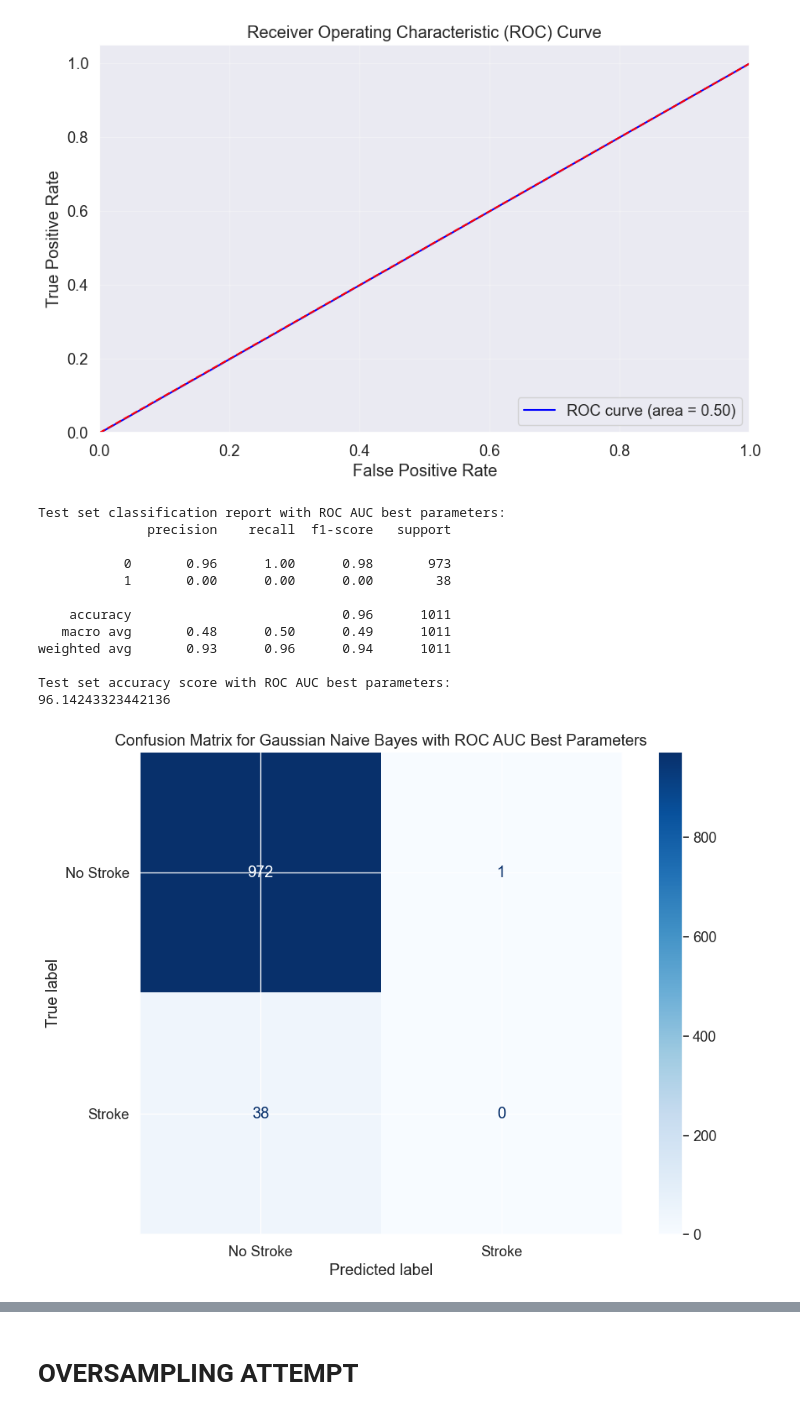
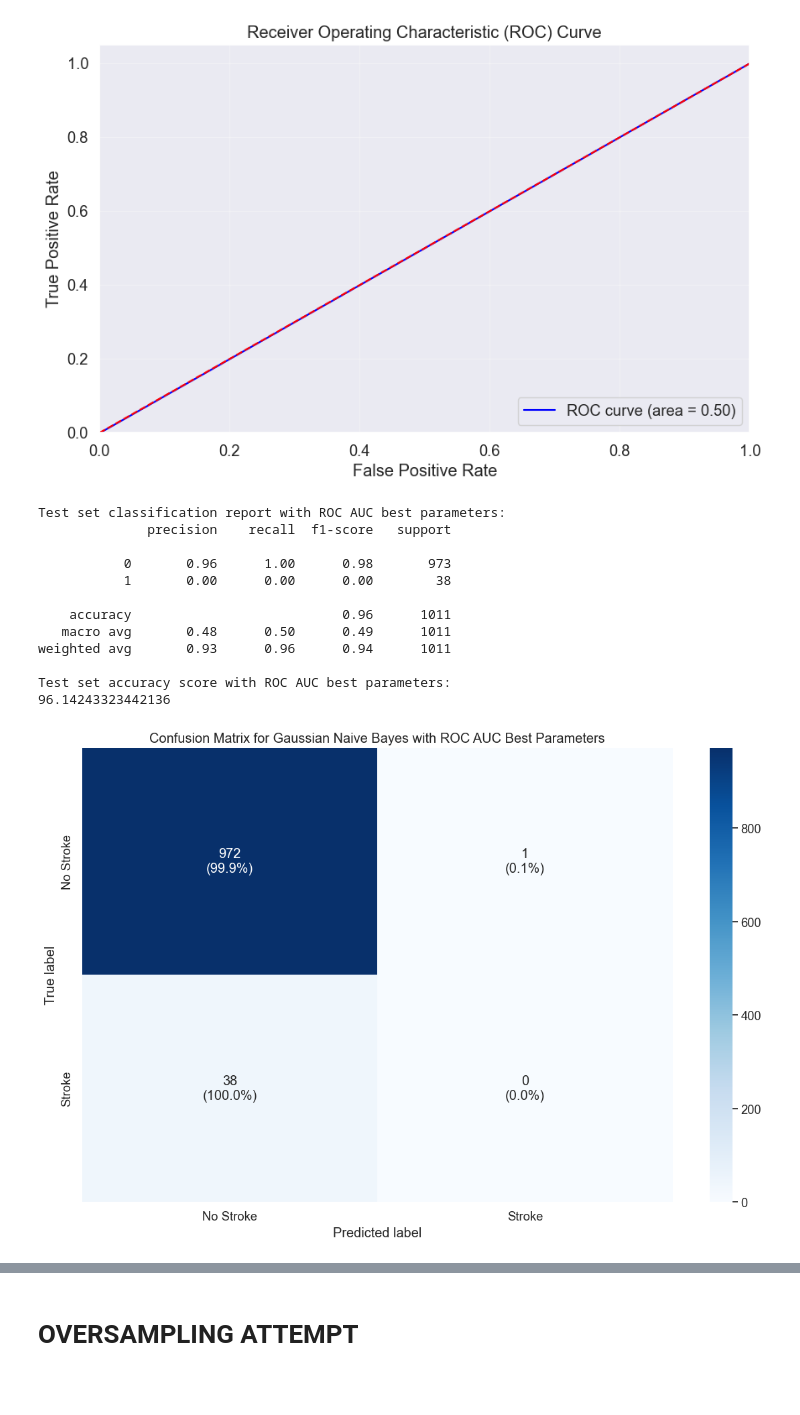
Before and after one commit to marwannour1/stroke_prediction, a Jupyter notebook: main.ipynb, the cells around one changed output, grey strips where cells are left out. Saved outputs shown, nothing was run; the diff lists cells and outputs as text; code cells hidden in the pictures; blank space fills up the shorter version.

```diff
--- a/main.ipynb
+++ b/main.ipynb
@@ -1051,9 +1062,20 @@ print("Test set accuracy score with best parameters:")
 print(accuracy_score(y_test, y_pred_test_best) * 100)
 # Plot confusion matrix for the best model
 cm_best = confusion_matrix(y_test, y_pred_test_best)
-disp_best = ConfusionMatrixDisplay(confusion_matrix=cm_best, display_labels=['No Stroke', 'Stroke'])
-disp_best.plot(cmap=plt.cm.Blues, values_format='d')
+cm_percentage = cm_best.astype('float') / cm_best.sum(axis=1)[:, np.newaxis] * 100
+annotations = np.empty_like(cm_best, dtype=object)
+for i in range(len(cm_best)):
+  for j in range(len(cm_best[i])):
+    annotations[i, j] = f"{cm_best[i, j]}\n({cm_percentage[i, j]:.1f}%)"
+
+sns.heatmap(cm_best, annot=annotations, fmt="", cmap=plt.cm.Blues,
+      xticklabels=['No Stroke', 'Stroke'],
+      yticklabels=['No Stroke', 'Stroke'])
+
 plt.title('Confusion Matrix for Gaussian Naive Bayes with Best Parameters')
+plt.xlabel('Predicted label')
+plt.ylabel('True label')
+plt.tight_layout()
 plt.show()
 # %% [output]
 Test set classification report with best parameters:
@@ -1129,9 +1151,20 @@ print("Test set accuracy score with Optuna best parameters:")
 print(accuracy_score(y_test, y_pred_test_optuna) * 100)
 # Plot confusion matrix for the Optuna best model
 cm_optuna = confusion_matrix(y_test, y_pred_test_optuna)
-disp_optuna = ConfusionMatrixDisplay(confusion_matrix=cm_optuna, display_labels=['No Stroke', 'Stroke'])
-disp_optuna.plot(cmap=plt.cm.Blues, values_format='d')
+cm_percentage = cm_optuna.astype('float') / cm_optuna.sum(axis=1)[:, np.newaxis] * 100
+annotations = np.empty_like(cm_optuna, dtype=object)
+for i in range(len(cm_optuna)):
+  for j in range(len(cm_optuna[i])):
+    annotations[i, j] = f"{cm_optuna[i, j]}\n({cm_percentage[i, j]:.1f}%)"
+
+sns.heatmap(cm_optuna, annot=annotations, fmt="", cmap=plt.cm.Blues,
+      xticklabels=['No Stroke', 'Stroke'],
+      yticklabels=['No Stroke', 'Stroke'])
+
 plt.title('Confusion Matrix for Gaussian Naive Bayes with Optuna Best Parameters')
+plt.xlabel('Predicted label')
+plt.ylabel('True label')
+plt.tight_layout()
 plt.show()
 # %% [output]
 Test set classification report with Optuna best parameters:
@@ -1176,35 +1209,46 @@ ROC AUC score: 0.4995
 # %%
 # train the model with the best parameters from roc auc score.
 
 best_gnb_roc = GaussianNB(var_smoothing=best_params['var_smoothing'])
 best_gnb_roc.fit(X_train_final, y_train)
 # Make predictions on the test set
 y_pred_test_roc = best_gnb_roc.predict(X_test_final)
 # Evaluate the model
 print("Test set classification report with ROC AUC best parameters:")
 print(classification_report(y_test, y_pred_test_roc))
 print("Test set accuracy score with ROC AUC best parameters:")
 print(accuracy_score(y_test, y_pred_test_roc) * 100)
 # Plot confusion matrix for the ROC AUC best model
 cm_roc = confusion_matrix(y_test, y_pred_test_roc)
-disp_roc = ConfusionMatrixDisplay(confusion_matrix=cm_roc, display_labels=['No Stroke', 'Stroke'])
-disp_roc.plot(cmap=plt.cm.Blues, values_format='d')
+cm_percentage = cm_roc.astype('float') / cm_roc.sum(axis=1)[:, np.newaxis] * 100
+annotations = np.empty_like(cm_roc, dtype=object)
+for i in range(len(cm_roc)):
+  for j in range(len(cm_roc[i])):
+    annotations[i, j] = f"{cm_roc[i, j]}\n({cm_percentage[i, j]:.1f}%)"
+
+sns.heatmap(cm_roc, annot=annotations, fmt="", cmap=plt.cm.Blues,
+      xticklabels=['No Stroke', 'Stroke'],
+      yticklabels=['No Stroke', 'Stroke'])
+
 plt.title('Confusion Matrix for Gaussian Naive Bayes with ROC AUC Best Parameters')
+plt.xlabel('Predicted label')
+plt.ylabel('True label')
+plt.tight_layout()
 plt.show()
 # %% [output]
 Test set classification report with ROC AUC best parameters:
               precision    recall  f1-score   support
 
            0       0.96      1.00      0.98       973
            1       0.00      0.00      0.00        38
 
     accuracy                           0.96      1011
    macro avg       0.48      0.50      0.49      1011
 weighted avg       0.93      0.96      0.94      1011
 
 Test set accuracy score with ROC AUC best parameters:
 96.14243323442136
-[figure, old version]
+[figure, new version]
 # %%
 # attempted to use priors to improve the model performance, but it did not work as expected.
 model = GaussianNB(priors=[0.9, 0.1])  # [no_stroke, stroke]
```
Also changed, not shown: parts of 10 cells of this notebook.
